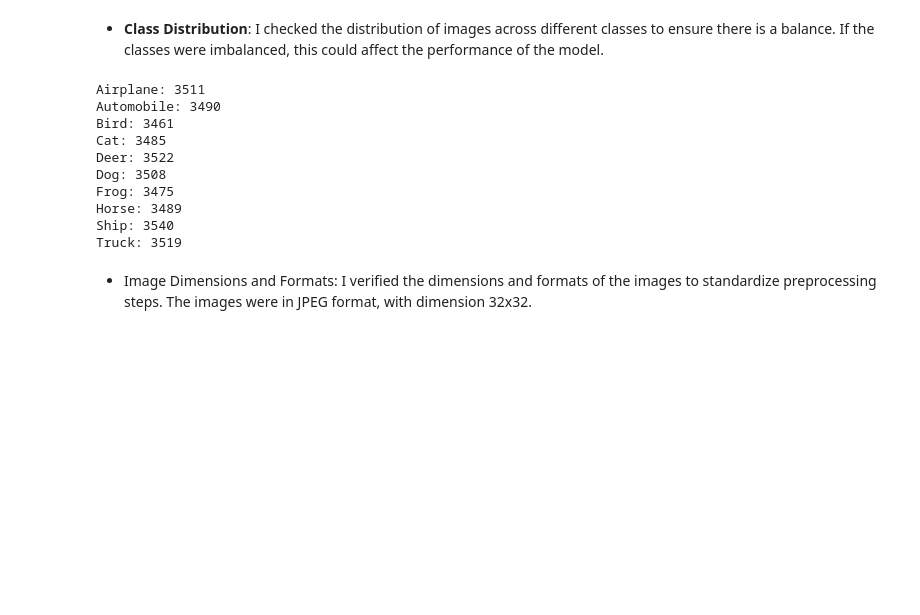
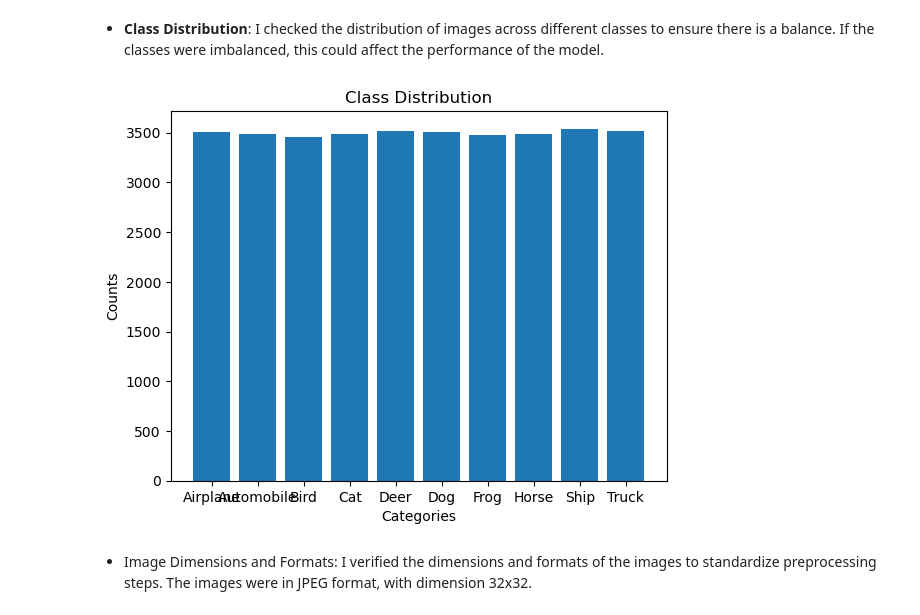
Before and after one commit to sofzcc/project-1-deep-learning-image-classification-with-cnn, a Jupyter notebook: Project_CIFAR_10_Dataset_2.ipynb, the cells around one changed output. Saved outputs shown, nothing was run; the diff lists cells and outputs as text; code cells hidden in the pictures; blank space fills up the shorter version.

```diff
--- a/Project_CIFAR_10_Dataset_2.ipynb
+++ b/Project_CIFAR_10_Dataset_2.ipynb
@@ -115,26 +118,24 @@ This dataset contains the following classes:
 # %%
 # Initialize a dictionary to store counts
 class_count = {class_name: 0 for class_name in class_names}
 
 # Count the occurrences of each class label
 for label in train_labels:
     class_name = class_names[label[0]]  # label is a single integer
     class_count[class_name] += 1
 
-# Print the counts
-for class_name, count in class_count.items():
-    print(f"{class_name}: {count}")
+# Data for bar chart
+categories = list(class_count.keys())
+values = list(class_count.values())
+
+# Create bar chart
+plt.bar(categories, values)
+plt.xlabel('Categories')
+plt.ylabel('Counts')
+plt.title('Class Distribution')
+plt.show()
 # %% [output]
-Airplane: 3511
-Automobile: 3490
-Bird: 3461
-Cat: 3485
-Deer: 3522
-Dog: 3508
-Frog: 3475
-Horse: 3489
-Ship: 3540
-Truck: 3519
+[figure, added]
 # %% [markdown]
 * Image Dimensions and Formats: I verified the dimensions and formats of the images to standardize preprocessing steps. The images were in JPEG format, with dimension 32x32.
 # %%
```
Also changed, not shown: parts of 1 cell of this notebook.
